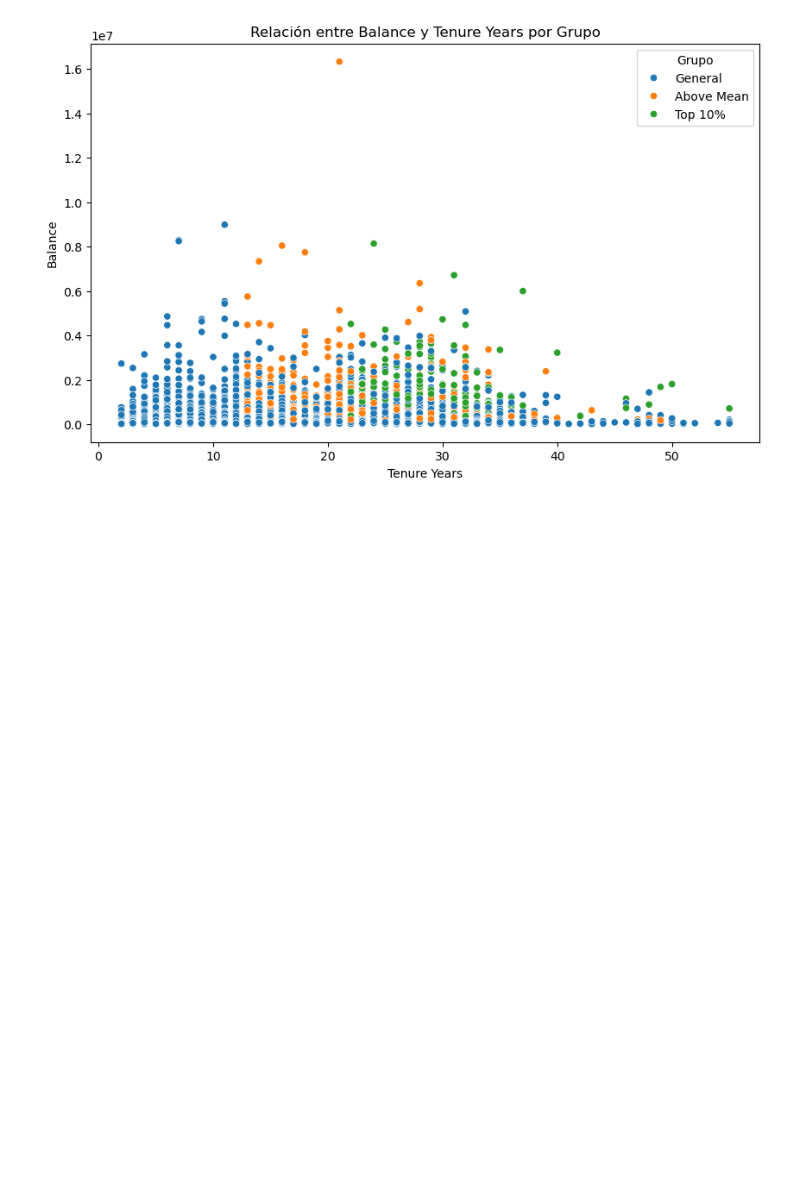
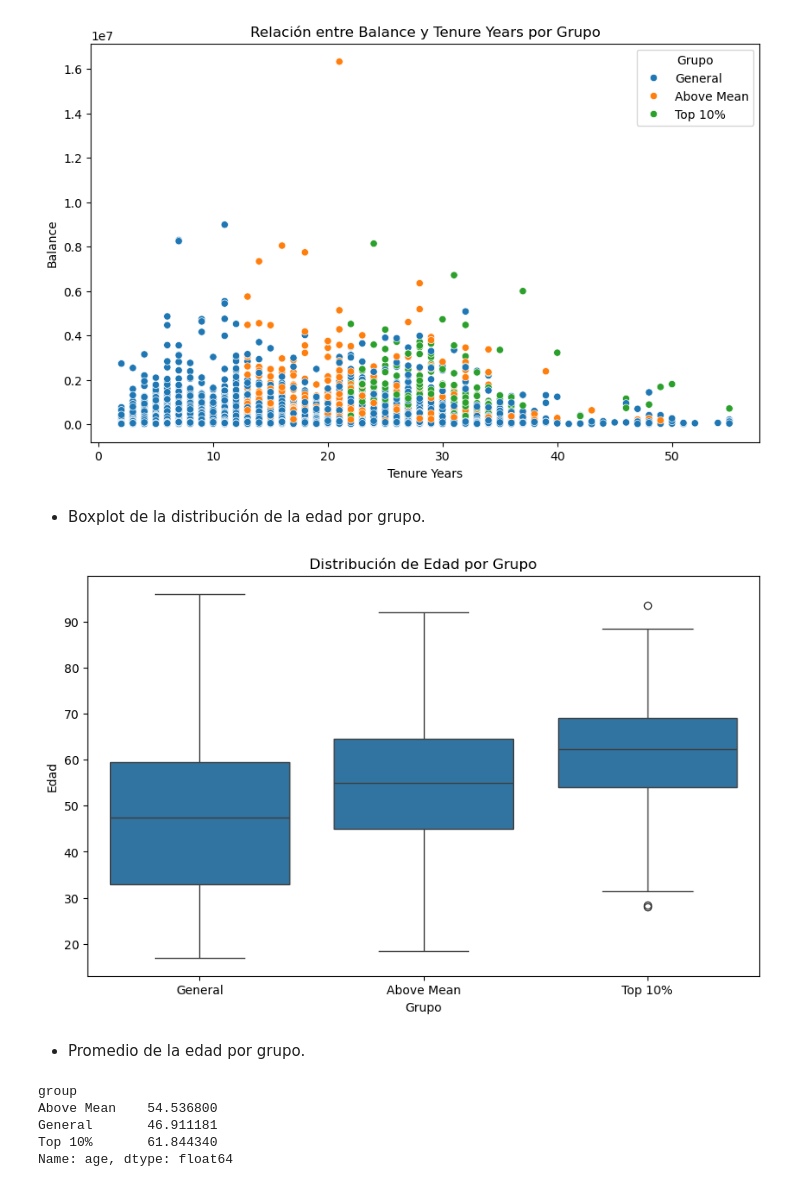
Before and after one commit to adrianlardies/vanguard-ab-test, a Jupyter notebook: main.ipynb, the cells around one changed output. Drawn from its saved outputs; the diff is of its cells as text; code cells hidden in the pictures; blank space fills up the shorter version.

```diff
--- a/main.ipynb
+++ b/main.ipynb
@@ -800,3 +815,25 @@ plt.legend(title='Grupo')
 plt.show()
 # %% [output]
 [figure]
+# %% [markdown]
+- Boxplot de la distribución de la edad por grupo.
+# %%
+plt.figure(figsize=(10, 6))
+sns.boxplot(x='group', y='age', data=df_final)
+plt.title('Distribución de Edad por Grupo')
+plt.xlabel('Grupo')
+plt.ylabel('Edad')
+plt.show()
+# %% [output]
+[figure, added]
+# %% [markdown]
+- Promedio de la edad por grupo.
+# %%
+mean_age_by_group = df_final.groupby('group')['age'].mean()
+mean_age_by_group
+# %% [output]
+group
+Above Mean    54.536800
+General       46.911181
+Top 10%       61.844340
+Name: age, dtype: float64
```
Also changed, not shown: parts of 96 cells of this notebook.
